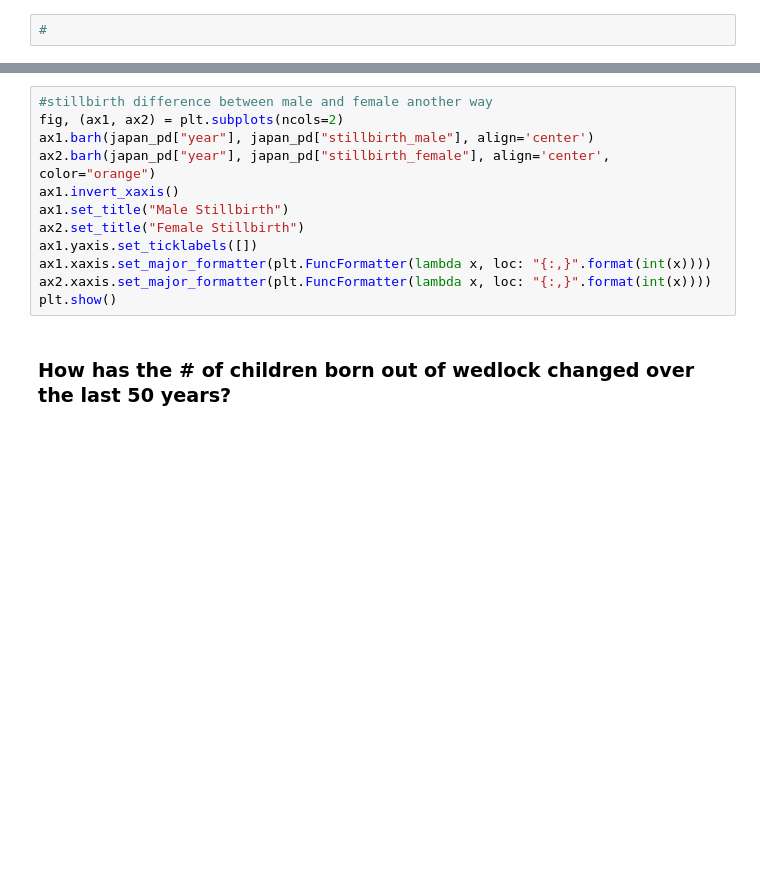
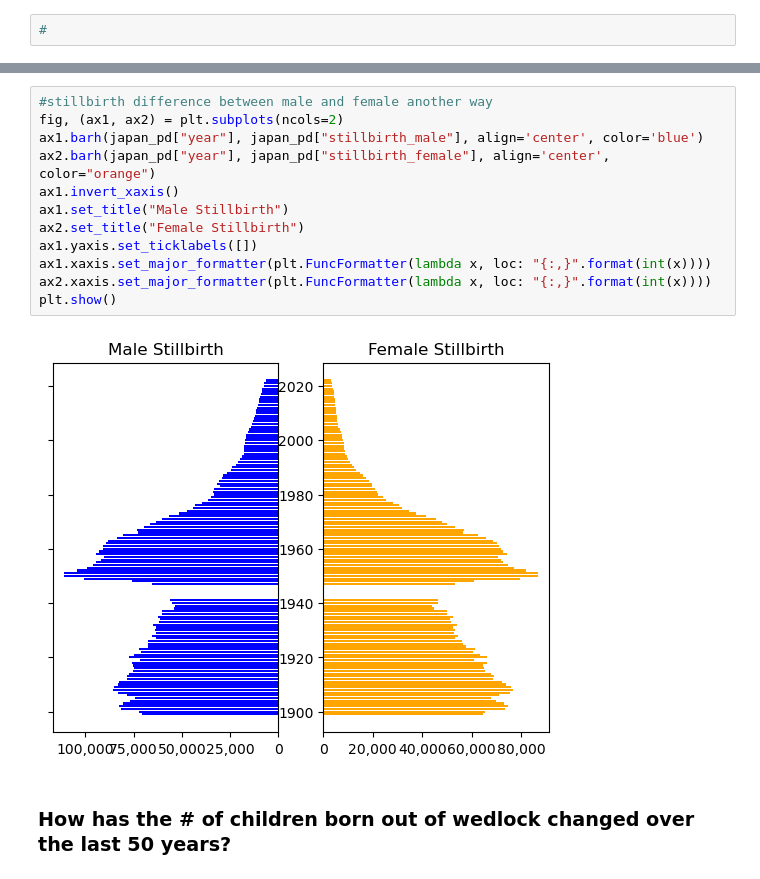
Before and after one commit to schr0841/project-1-group-7, a Jupyter notebook: project1group7.ipynb, the cells around one changed output, grey strips where cells are left out. Cells and saved outputs as stored; diff of their text form; blank space fills up the shorter version.

```diff
--- a/project1group7.ipynb
+++ b/project1group7.ipynb
@@ -55,15 +99,17 @@ plt.show()
 # %%
 #stillbirth difference between male and female another way
 fig, (ax1, ax2) = plt.subplots(ncols=2)
-ax1.barh(japan_pd["year"], japan_pd["stillbirth_male"], align='center')
+ax1.barh(japan_pd["year"], japan_pd["stillbirth_male"], align='center', color='blue')
 ax2.barh(japan_pd["year"], japan_pd["stillbirth_female"], align='center', color="orange")
 ax1.invert_xaxis()
 ax1.set_title("Male Stillbirth")
 ax2.set_title("Female Stillbirth")
 ax1.yaxis.set_ticklabels([])
 ax1.xaxis.set_major_formatter(plt.FuncFormatter(lambda x, loc: "{:,}".format(int(x))))
 ax2.xaxis.set_major_formatter(plt.FuncFormatter(lambda x, loc: "{:,}".format(int(x))))
 plt.show()
+# %% [output]
+[figure, added]
 # %% [markdown]
 ### How has the # of children born out of wedlock changed over the last 50 years?
 # %%
```
Also changed, not shown: parts of 15 cells of this notebook.
